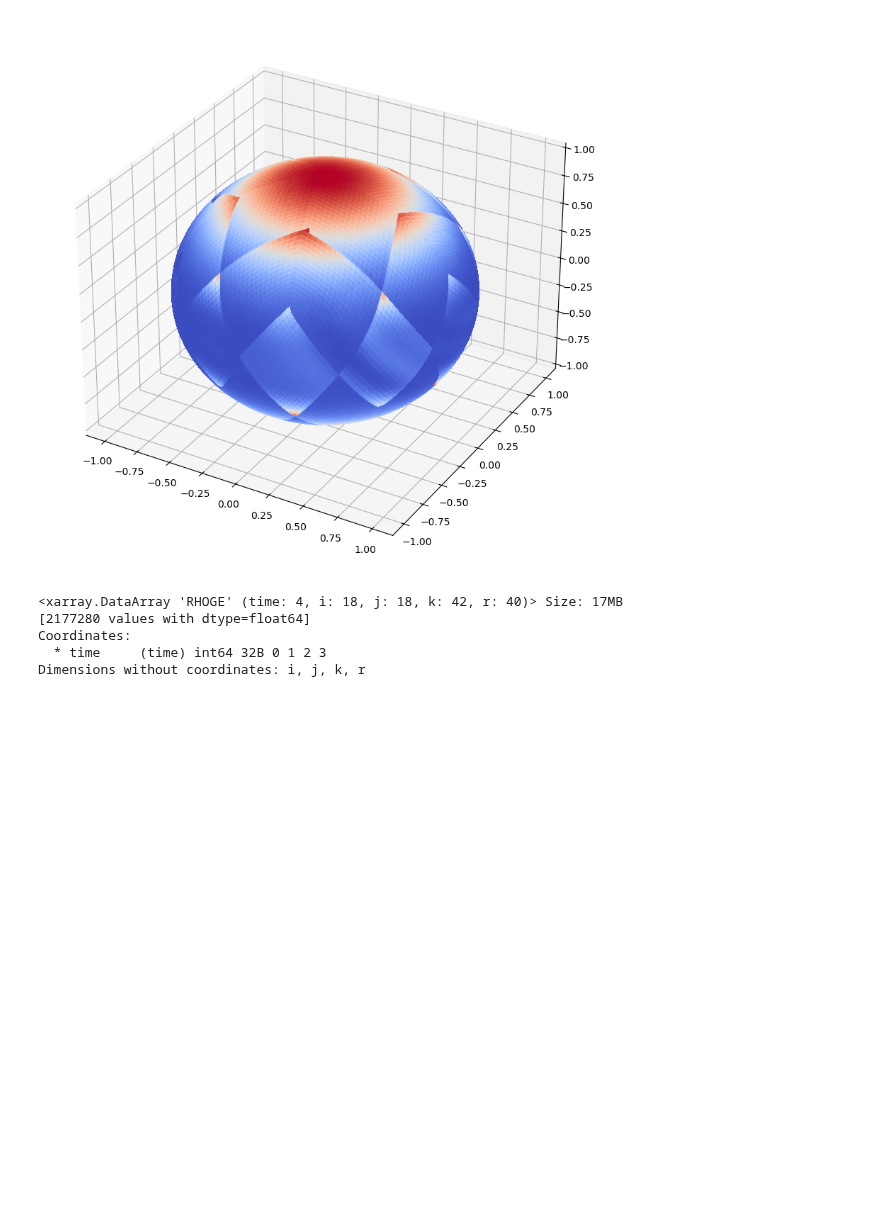
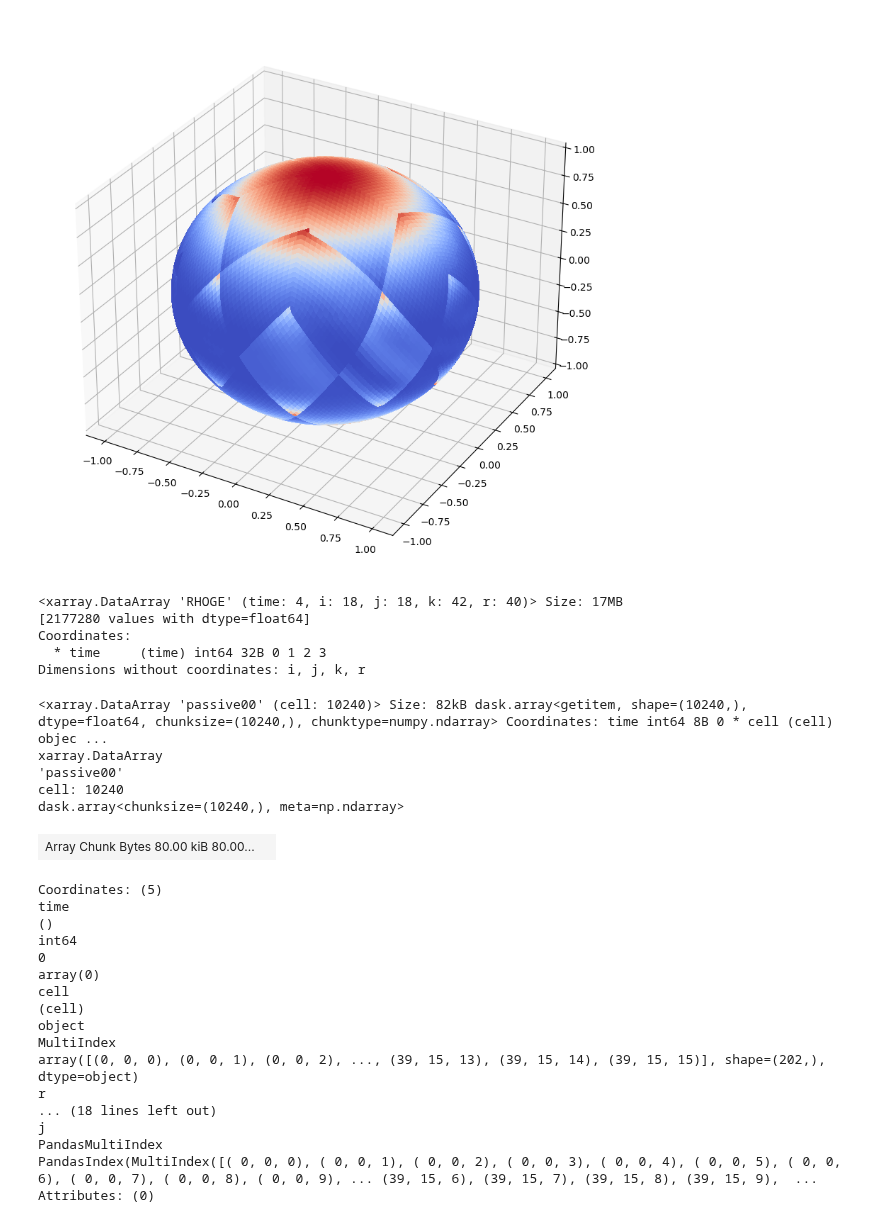
Before and after one commit to TomokiMiyakawa/pyNICAM-DC, a Jupyter notebook: pynicamdc/nhm/driver/daskzarr_out.ipynb, the cells around one changed output. Cells and saved outputs as stored; diff of their text form; code cells hidden in the pictures; blank space fills up the shorter version.

```diff
--- a/pynicamdc/nhm/driver/daskzarr_out.ipynb
+++ b/pynicamdc/nhm/driver/daskzarr_out.ipynb
@@ -613,3 +613,29 @@ ds2.RHOGE
 Coordinates:
   * time     (time) int64 32B 0 1 2 3
 Dimensions without coordinates: i, j, k, r
+# %%
+ds3.passive00.isel(time=1//12, k=5)
+# %% [output]
+<xarray.DataArray 'passive00' (cell: 10240)> Size: 82kB dask.array<getitem, shape=(10240,), dtype=float64, chunksize=(10240,), chunktype=numpy.ndarray> Coordinates: time int64 8B 0 * cell (cell) objec ...
+xarray.DataArray
+'passive00'
+cell: 10240
+dask.array<chunksize=(10240,), meta=np.ndarray>
+| Array Chunk Bytes 80.00 kiB 80.00... |  |
+Coordinates: (5)
+time
+()
+int64
+0
+array(0)
+cell
+(cell)
+object
+MultiIndex
+array([(0, 0, 0), (0, 0, 1), (0, 0, 2), ..., (39, 15, 13), (39, 15, 14), (39, 15, 15)], shape=(202,), dtype=object)
+r
+... (18 lines left out)
+j
+PandasMultiIndex
+PandasIndex(MultiIndex([( 0, 0, 0), ( 0, 0, 1), ( 0, 0, 2), ( 0, 0, 3), ( 0, 0, 4), ( 0, 0, 5), ( 0, 0, 6), ( 0, 0, 7), ( 0, 0, 8), ( 0, 0, 9), ... (39, 15, 6), (39, 15, 7), (39, 15, 8), (39, 15, 9),  ...
+Attributes: (0)
```
Also changed, not shown: parts of 9 cells of this notebook, 6 other files.
